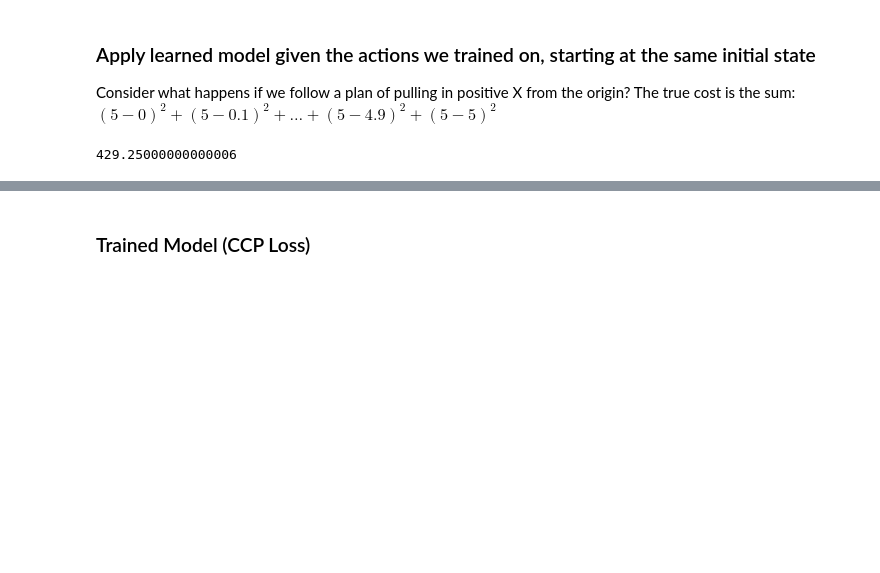
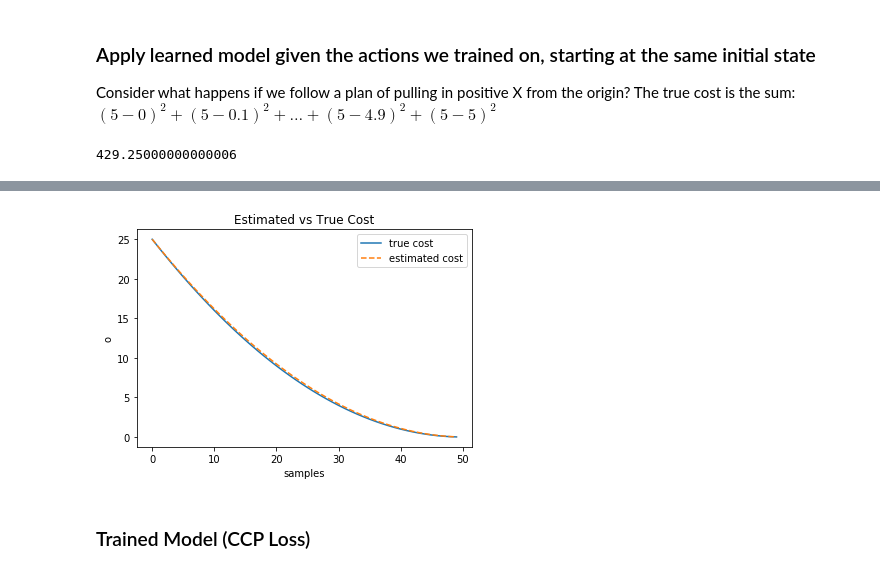
Before and after one commit to PeterMitrano/notebooks, a Jupyter notebook: toy_problem_optimization.ipynb, the cells around one changed output, grey strips where cells are left out. Cells and saved outputs as stored; diff of their text form; code cells hidden in the pictures; blank space fills up the shorter version.

```diff
--- a/toy_problem_optimization.ipynb
+++ b/toy_problem_optimization.ipynb
@@ -162,3 +185,7 @@ Predicted cost of rollout [[436.19]]
+# %%
+tpo.plot_cost(csp_manual_model, manual_data, manual_dt, g)
+# %% [output]
+[figure, added]
 # %% [markdown]
 ### Trained  Model (CCP Loss)
 # %%
```
Also changed, not shown: parts of 18 cells of this notebook.
